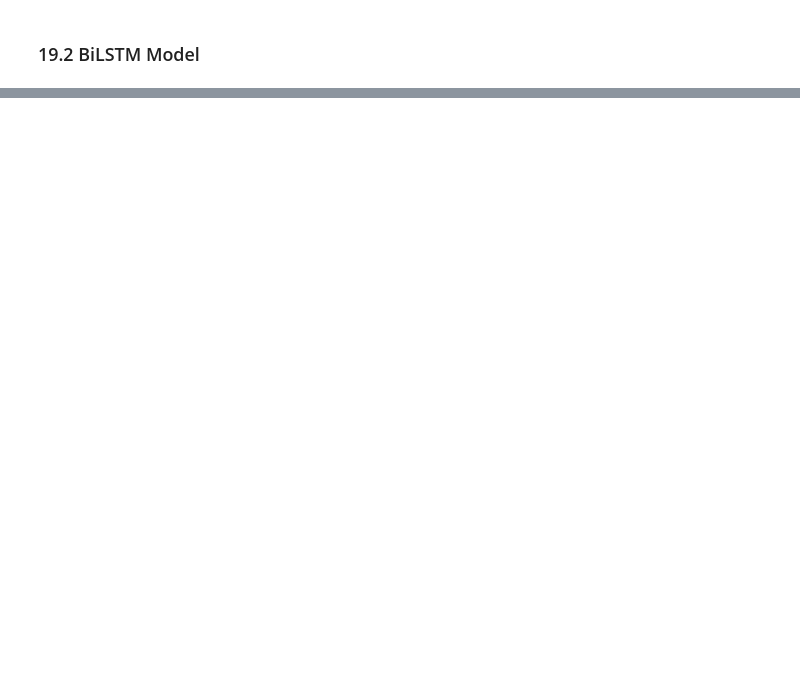
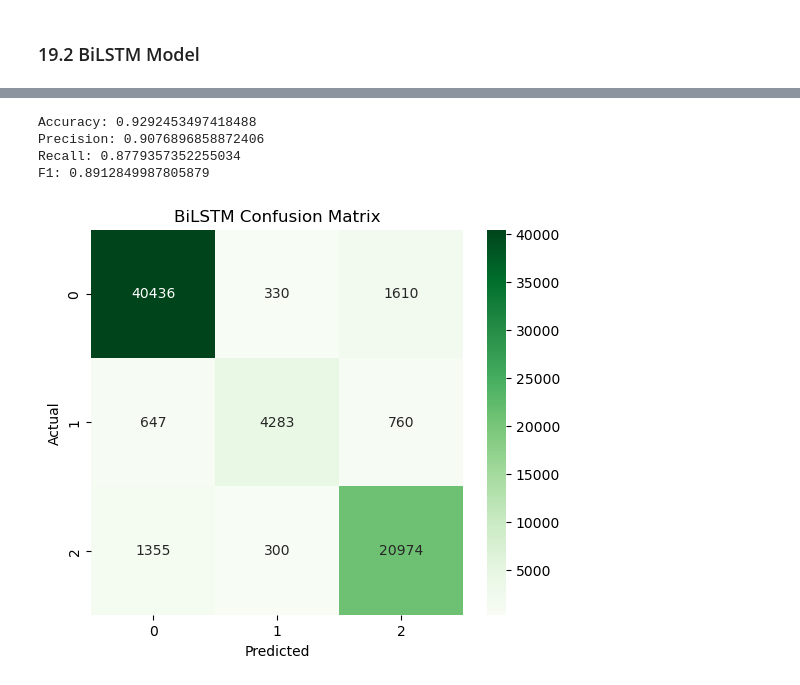
Before and after one commit to oshasho/SocialMediaComputing, a Jupyter notebook: SMCProject.ipynb, the cells around one changed output, grey strips where cells are left out. Drawn from its saved outputs; the diff is of its cells as text; code cells hidden in the pictures; blank space fills up the shorter version.

```diff
--- a/SMCProject.ipynb
+++ b/SMCProject.ipynb
@@ -808,0 +950,11 @@ Epoch 5/5
+# %%
+# Predict test set for BiLSTM
+bilstm_pred = np.argmax(
+    bilstm_model.predict(X_test_pad),
+    axis=1
+)
+
+print(classification_report(
+    y_test,
+    bilstm_pred
+))
@@ -808,0 +972,57 @@ Epoch 5/5
+# %%
+# BiLSTM Metrics
+bilstm_accuracy = accuracy_score(
+    y_test,
+    bilstm_pred
+)
+
+bilstm_precision = precision_score(
+    y_test,
+    bilstm_pred,
+    average='macro'
+)
+
+bilstm_recall = recall_score(
+    y_test,
+    bilstm_pred,
+    average='macro'
+)
+
+bilstm_f1 = f1_score(
+    y_test,
+    bilstm_pred,
+    average='macro'
+)
+
+print("Accuracy:", bilstm_accuracy)
+print("Precision:", bilstm_precision)
+print("Recall:", bilstm_recall)
+print("F1:", bilstm_f1)
+# %% [output]
+Accuracy: 0.9292453497418488
+Precision: 0.9076896858872406
+Recall: 0.8779357352255034
+F1: 0.8912849987805879
+# %%
+# BiLSTM Confusion Matrix
+cm = confusion_matrix(
+    y_test,
+    bilstm_pred
+)
+
+plt.figure(figsize=(6,5))
+
+sns.heatmap(
+    cm,
+    annot=True,
+    fmt='d',
+    cmap='Greens'
+)
+
+plt.title("BiLSTM Confusion Matrix")
+plt.xlabel("Predicted")
+plt.ylabel("Actual")
+
+plt.show()
+# %% [output]
+[figure, added]
```
Also changed, not shown: parts of 49 cells of this notebook, 4 other files.
